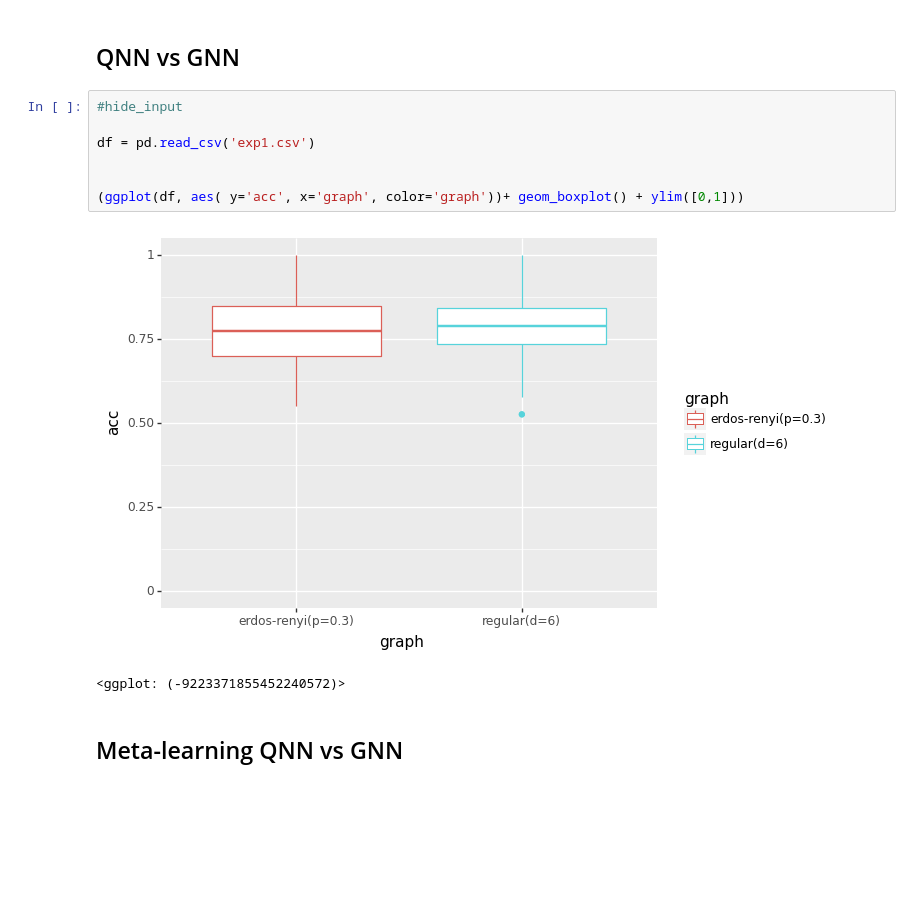
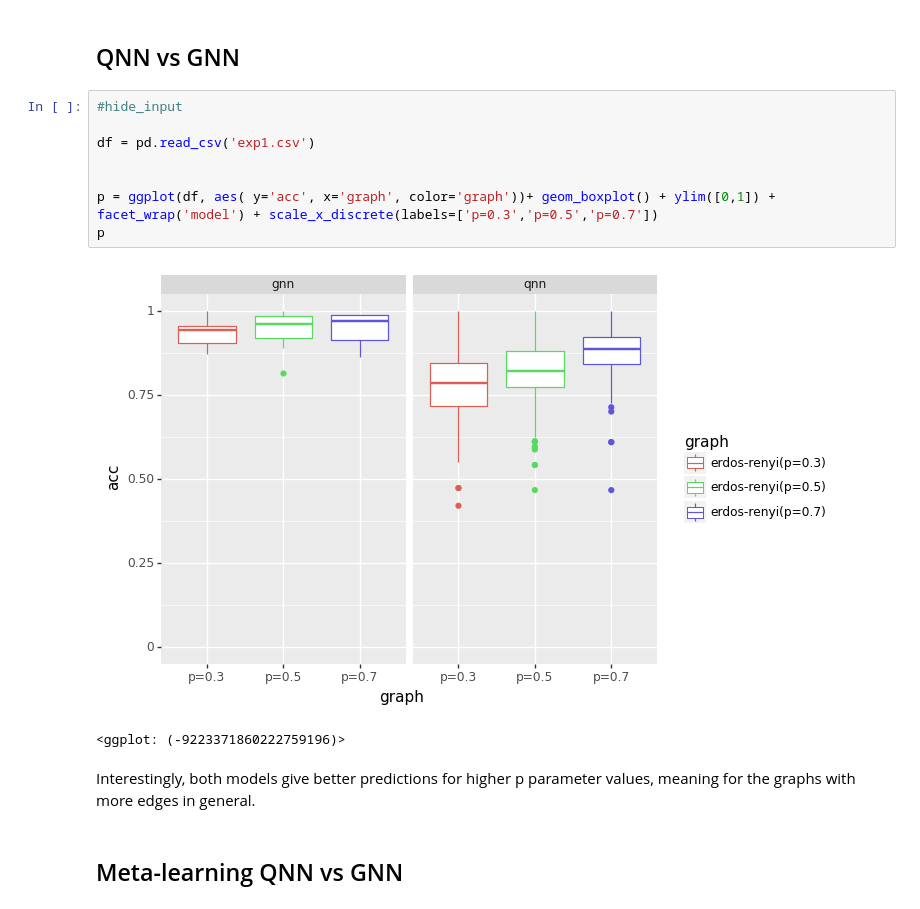
Before and after one commit to sergts/blog, a Jupyter notebook: _notebooks/2020-06-08-qnn-nn-maxcut.ipynb, the cells around one changed output. Cells and saved outputs as stored; diff of their text form; blank space fills up the shorter version.

```diff
--- a/_notebooks/2020-06-08-qnn-nn-maxcut.ipynb
+++ b/_notebooks/2020-06-08-qnn-nn-maxcut.ipynb
@@ -193,13 +211,16 @@ Graphs for training and testing will be generated using two different methods, t
 # %%
 #hide_input
 
 df = pd.read_csv('exp1.csv')
 
 
-(ggplot(df, aes( y='acc', x='graph', color='graph'))+ geom_boxplot() + ylim([0,1]))
+p = ggplot(df, aes( y='acc', x='graph', color='graph'))+ geom_boxplot() + ylim([0,1]) + facet_wrap('model') + scale_x_discrete(labels=['p=0.3','p=0.5','p=0.7'])
+p
 # %% [output]
-[figure, old version]
+[figure, new version]
-<ggplot: (-9223371855452240572)>
+<ggplot: (-9223371860222759196)>
+# %% [markdown]
+Interestingly, both models give better predictions for higher p parameter values, meaning for the graphs with more edges in general.
 # %% [markdown]
 ## Meta-learning QNN vs GNN
 # %% [markdown]
```
Also changed, not shown: parts of 4 cells of this notebook.
